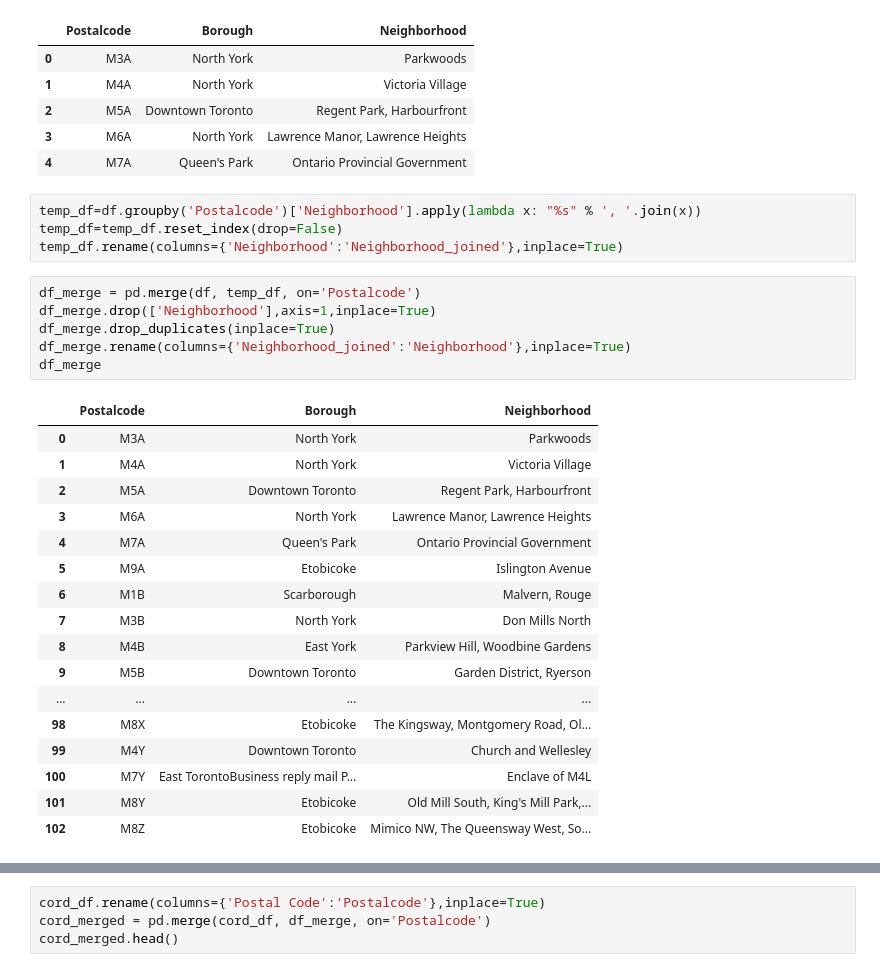
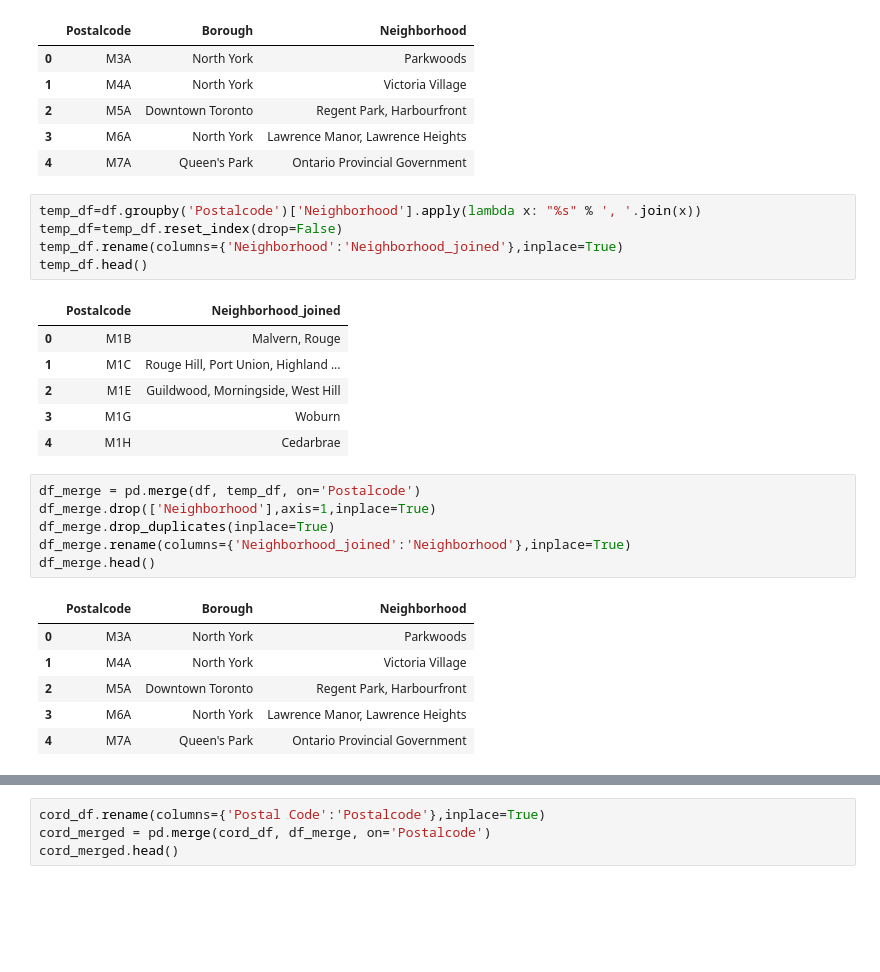
Before and after one commit to loyastyle/Coursera_Capstone, a Jupyter notebook: Segmenting and Clustering Neighborhoods in Toronto.ipynb, the cells around one changed output, grey strips where cells are left out. Cells and saved outputs as stored; diff of their text form; blank space fills up the shorter version.

```diff
--- a/Segmenting and Clustering Neighborhoods in Toronto.ipynb
+++ b/Segmenting and Clustering Neighborhoods in Toronto.ipynb
@@ -146,13 +145,21 @@ df.head()
 # %%
 temp_df=df.groupby('Postalcode')['Neighborhood'].apply(lambda x: "%s" % ', '.join(x))
 temp_df=temp_df.reset_index(drop=False)
 temp_df.rename(columns={'Neighborhood':'Neighborhood_joined'},inplace=True)
+temp_df.head()
+# %% [output]
+|  | Postalcode | Neighborhood_joined |
+| 0 | M1B | Malvern, Rouge |
+| 1 | M1C | Rouge Hill, Port Union, Highland ... |
+| 2 | M1E | Guildwood, Morningside, West Hill |
+| 3 | M1G | Woburn |
+| 4 | M1H | Cedarbrae |
 # %%
 df_merge = pd.merge(df, temp_df, on='Postalcode')
 df_merge.drop(['Neighborhood'],axis=1,inplace=True)
 df_merge.drop_duplicates(inplace=True)
 df_merge.rename(columns={'Neighborhood_joined':'Neighborhood'},inplace=True)
-df_merge
+df_merge.head()
 # %% [output]
 |  | Postalcode | Borough | Neighborhood |
 | 0 | M3A | North York | Parkwoods |
@@ -160,14 +167,3 @@ df_merge
 | 2 | M5A | Downtown Toronto | Regent Park, Harbourfront |
 | 3 | M6A | North York | Lawrence Manor, Lawrence Heights |
 | 4 | M7A | Queen's Park | Ontario Provincial Government |
-| 5 | M9A | Etobicoke | Islington Avenue |
-| 6 | M1B | Scarborough | Malvern, Rouge |
-| 7 | M3B | North York | Don Mills North |
-| 8 | M4B | East York | Parkview Hill, Woodbine Gardens |
-| 9 | M5B | Downtown Toronto | Garden District, Ryerson |
-| ... | ... | ... | ... |
-| 98 | M8X | Etobicoke | The Kingsway, Montgomery Road, Ol... |
-| 99 | M4Y | Downtown Toronto | Church and Wellesley |
-| 100 | M7Y | East TorontoBusiness reply mail P... | Enclave of M4L |
-| 101 | M8Y | Etobicoke | Old Mill South, King's Mill Park,... |
-| 102 | M8Z | Etobicoke | Mimico NW, The Queensway West, So... |
```
Also changed, not shown: parts of 18 cells of this notebook.
